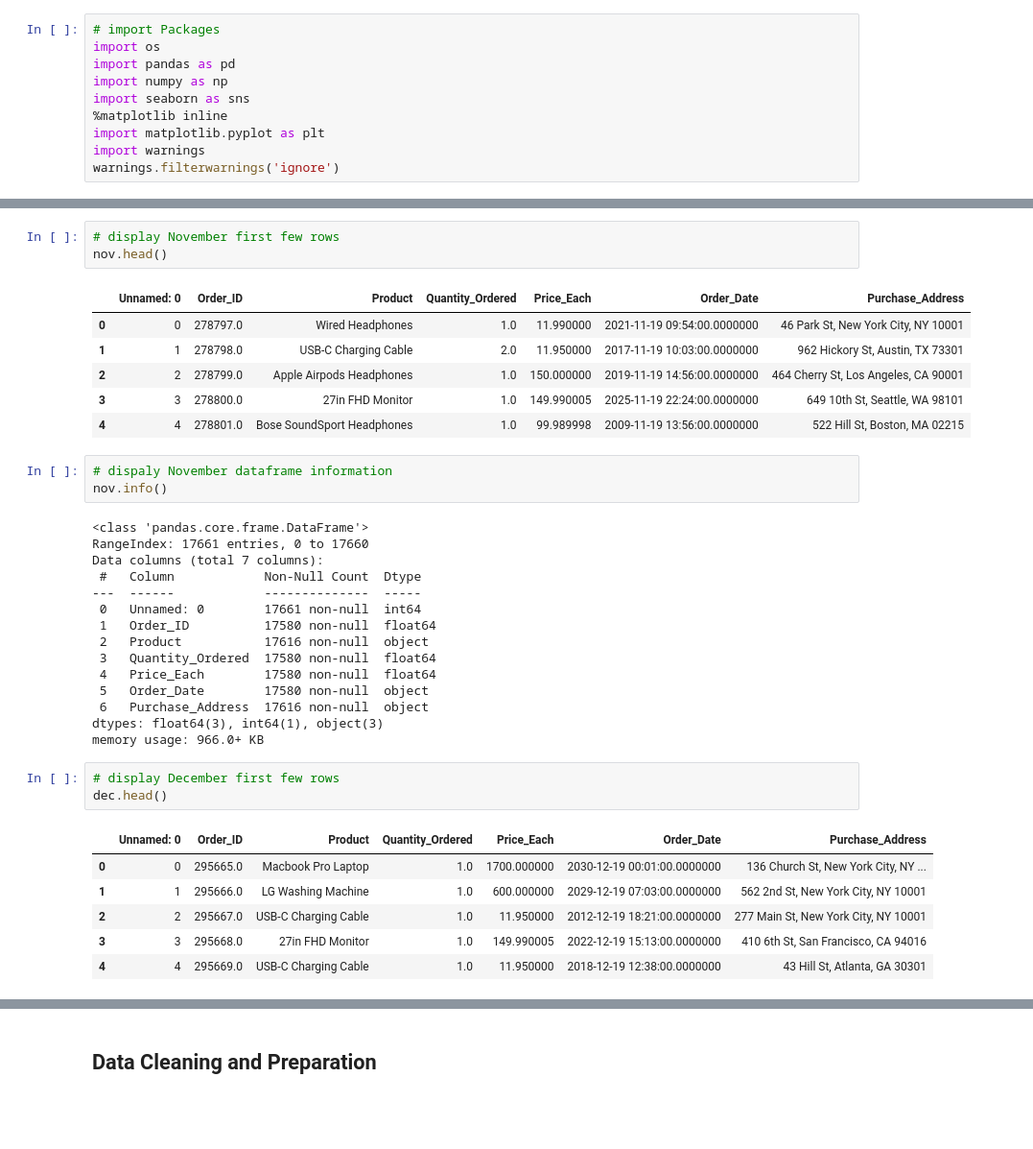
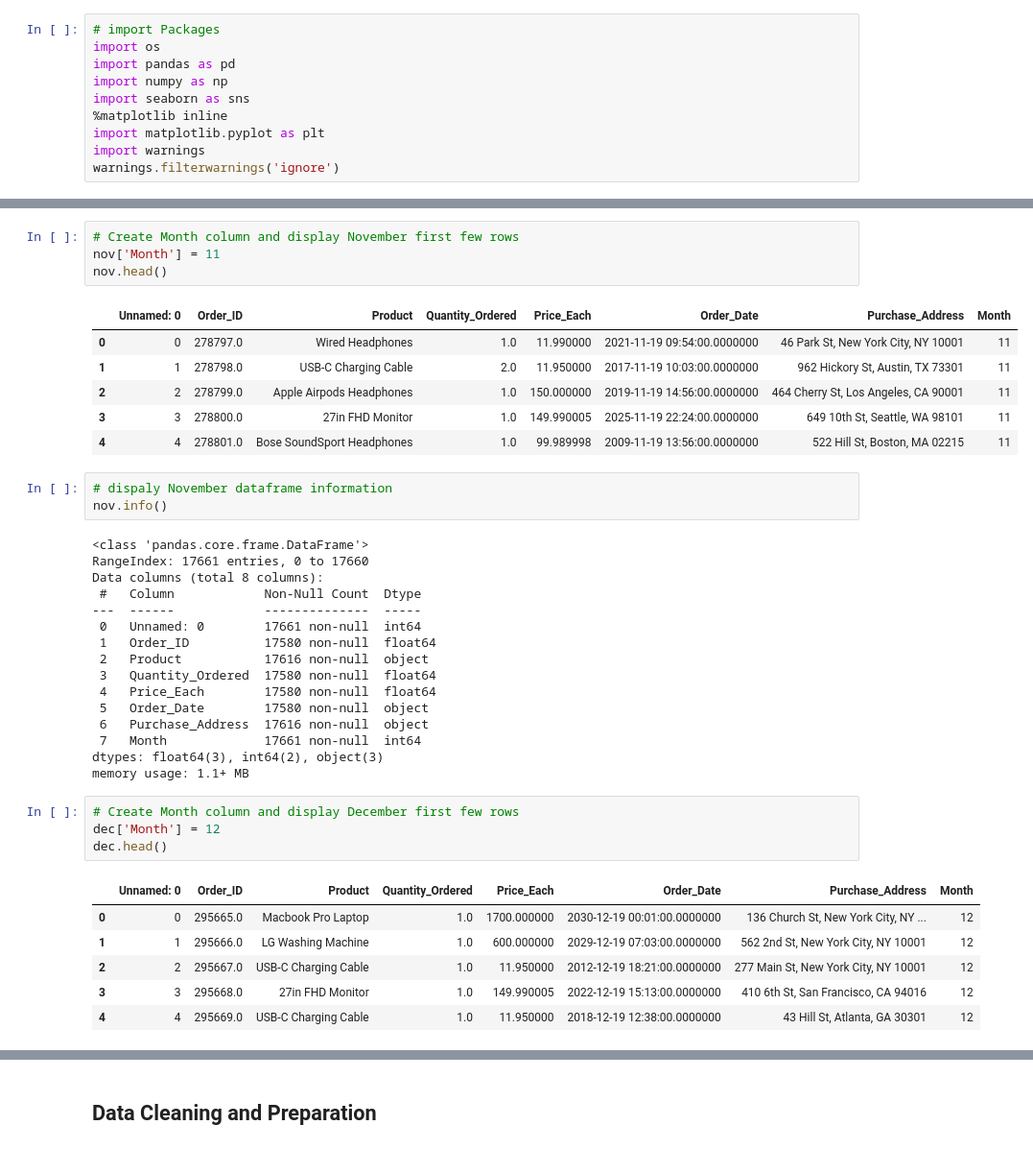
Before and after one commit to modelMaestroSolo/bi-insights, a Jupyter notebook: bi_insight.ipynb, the cells around one changed output, grey strips where cells are left out. Shown: that part at 96% size. Cells and saved outputs as stored; diff of their text form; blank space fills up the shorter version.

```diff
--- a/bi_insight.ipynb
+++ b/bi_insight.ipynb
@@ -339,20 +360,21 @@ memory usage: 1.1+ MB
 # %%
-# display November first few rows
+# Create Month column and display November first few rows
+nov['Month'] = 11
 nov.head()
 # %% [output]
-|  | Unnamed: 0 | Order_ID | Product | Quantity_Ordered | Price_Each | Order_Date | Purchase_Address |
-| 0 | 0 | 278797.0 | Wired Headphones | 1.0 | 11.990000 | 2021-11-19 09:54:00.0000000 | 46 Park St, New York City, NY 10001 |
-| 1 | 1 | 278798.0 | USB-C Charging Cable | 2.0 | 11.950000 | 2017-11-19 10:03:00.0000000 | 962 Hickory St, Austin, TX 73301 |
-| 2 | 2 | 278799.0 | Apple Airpods Headphones | 1.0 | 150.000000 | 2019-11-19 14:56:00.0000000 | 464 Cherry St, Los Angeles, CA 90001 |
-| 3 | 3 | 278800.0 | 27in FHD Monitor | 1.0 | 149.990005 | 2025-11-19 22:24:00.0000000 | 649 10th St, Seattle, WA 98101 |
-| 4 | 4 | 278801.0 | Bose SoundSport Headphones | 1.0 | 99.989998 | 2009-11-19 13:56:00.0000000 | 522 Hill St, Boston, MA 02215 |
+|  | Unnamed: 0 | Order_ID | Product | Quantity_Ordered | Price_Each | Order_Date | Purchase_Address | Month |
+| 0 | 0 | 278797.0 | Wired Headphones | 1.0 | 11.990000 | 2021-11-19 09:54:00.0000000 | 46 Park St, New York City, NY 10001 | 11 |
+| 1 | 1 | 278798.0 | USB-C Charging Cable | 2.0 | 11.950000 | 2017-11-19 10:03:00.0000000 | 962 Hickory St, Austin, TX 73301 | 11 |
+| 2 | 2 | 278799.0 | Apple Airpods Headphones | 1.0 | 150.000000 | 2019-11-19 14:56:00.0000000 | 464 Cherry St, Los Angeles, CA 90001 | 11 |
+| 3 | 3 | 278800.0 | 27in FHD Monitor | 1.0 | 149.990005 | 2025-11-19 22:24:00.0000000 | 649 10th St, Seattle, WA 98101 | 11 |
+| 4 | 4 | 278801.0 | Bose SoundSport Headphones | 1.0 | 99.989998 | 2009-11-19 13:56:00.0000000 | 522 Hill St, Boston, MA 02215 | 11 |
 # %%
 # dispaly November dataframe information
 nov.info()
 # %% [output]
 <class 'pandas.core.frame.DataFrame'>
 RangeIndex: 17661 entries, 0 to 17660
-Data columns (total 7 columns):
+Data columns (total 8 columns):
  #   Column            Non-Null Count  Dtype
 ---  ------            --------------  -----
  0   Unnamed: 0        17661 non-null  int64
@@ -362,18 +384,20 @@ Data columns (total 7 columns):
  4   Price_Each        17580 non-null  float64
  5   Order_Date        17580 non-null  object
  6   Purchase_Address  17616 non-null  object
-dtypes: float64(3), int64(1), object(3)
-memory usage: 966.0+ KB
+ 7   Month             17661 non-null  int64
+dtypes: float64(3), int64(2), object(3)
+memory usage: 1.1+ MB
 # %%
-# display December first few rows
+# Create Month column and display December first few rows
+dec['Month'] = 12
 dec.head()
 # %% [output]
-|  | Unnamed: 0 | Order_ID | Product | Quantity_Ordered | Price_Each | Order_Date | Purchase_Address |
-| 0 | 0 | 295665.0 | Macbook Pro Laptop | 1.0 | 1700.000000 | 2030-12-19 00:01:00.0000000 | 136 Church St, New York City, NY ... |
-| 1 | 1 | 295666.0 | LG Washing Machine | 1.0 | 600.000000 | 2029-12-19 07:03:00.0000000 | 562 2nd St, New York City, NY 10001 |
-| 2 | 2 | 295667.0 | USB-C Charging Cable | 1.0 | 11.950000 | 2012-12-19 18:21:00.0000000 | 277 Main St, New York City, NY 10001 |
-| 3 | 3 | 295668.0 | 27in FHD Monitor | 1.0 | 149.990005 | 2022-12-19 15:13:00.0000000 | 410 6th St, San Francisco, CA 94016 |
-| 4 | 4 | 295669.0 | USB-C Charging Cable | 1.0 | 11.950000 | 2018-12-19 12:38:00.0000000 | 43 Hill St, Atlanta, GA 30301 |
+|  | Unnamed: 0 | Order_ID | Product | Quantity_Ordered | Price_Each | Order_Date | Purchase_Address | Month |
+| 0 | 0 | 295665.0 | Macbook Pro Laptop | 1.0 | 1700.000000 | 2030-12-19 00:01:00.0000000 | 136 Church St, New York City, NY ... | 12 |
+| 1 | 1 | 295666.0 | LG Washing Machine | 1.0 | 600.000000 | 2029-12-19 07:03:00.0000000 | 562 2nd St, New York City, NY 10001 | 12 |
+| 2 | 2 | 295667.0 | USB-C Charging Cable | 1.0 | 11.950000 | 2012-12-19 18:21:00.0000000 | 277 Main St, New York City, NY 10001 | 12 |
+| 3 | 3 | 295668.0 | 27in FHD Monitor | 1.0 | 149.990005 | 2022-12-19 15:13:00.0000000 | 410 6th St, San Francisco, CA 94016 | 12 |
+| 4 | 4 | 295669.0 | USB-C Charging Cable | 1.0 | 11.950000 | 2018-12-19 12:38:00.0000000 | 43 Hill St, Atlanta, GA 30301 | 12 |
 # %%
 # dispaly December dataframe information
 dec.info()
```
Also changed, not shown: parts of 59 cells of this notebook.
